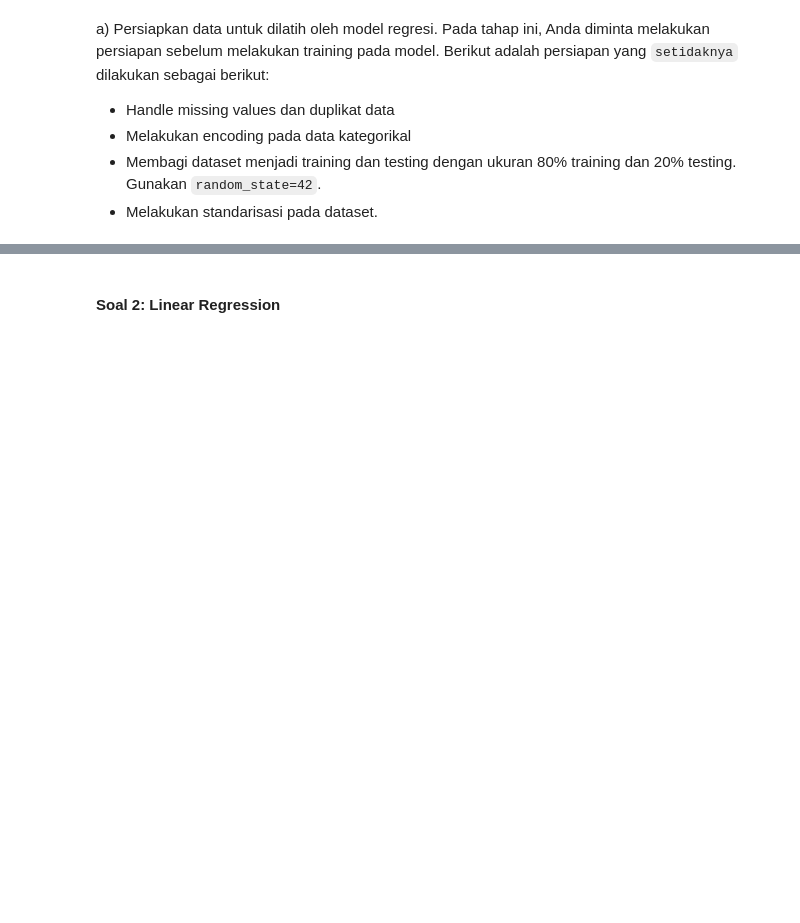
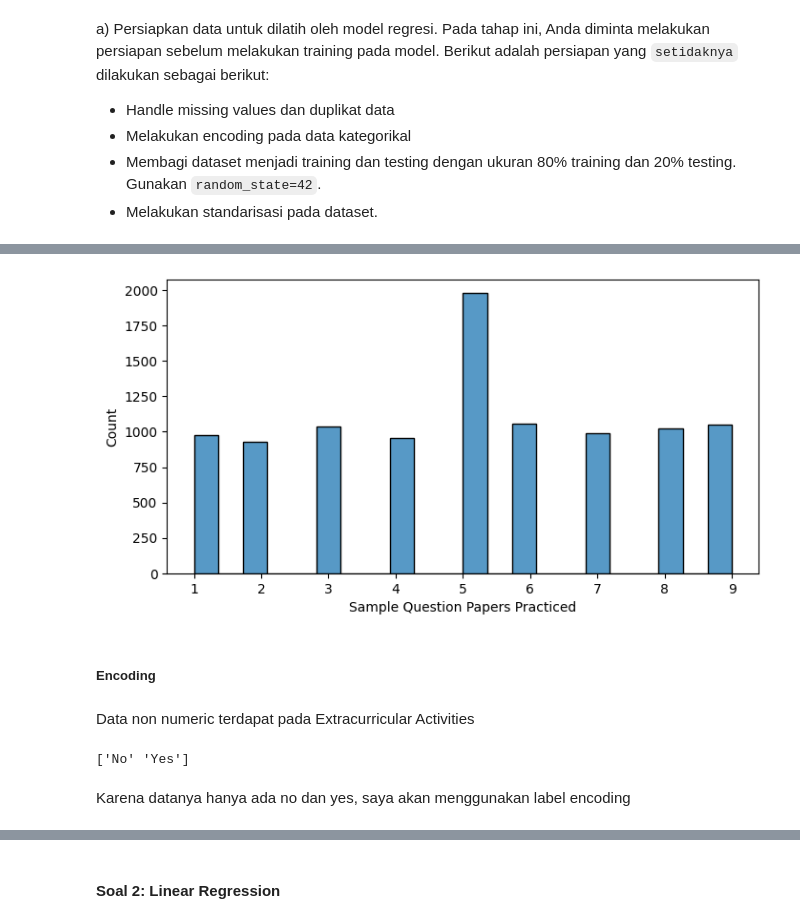
Before and after one commit to mhmdhaekal/lab-6-kasdad, a Jupyter notebook: C_Lab6_2206817490_MuhammadHaekalKalipaksi.ipynb, the cells around one changed output, grey strips where cells are left out. Saved outputs shown, nothing was run; the diff lists cells and outputs as text; code cells hidden in the pictures; blank space fills up the shorter version.

```diff
--- a/C_Lab6_2206817490_MuhammadHaekalKalipaksi.ipynb
+++ b/C_Lab6_2206817490_MuhammadHaekalKalipaksi.ipynb
@@ -352,0 +448,17 @@ Pada tahap ini, Anda diminta melakukan persiapan sebelum melakukan training pada
+# %%
+plt.figure(figsize=(8,4))
+sns.histplot(df_student_perf["Sample Question Papers Practiced"])
+plt.show()
+# %% [output]
+[figure, added]
+# %% [markdown]
+##### Encoding
+# %% [markdown]
+Data non numeric terdapat pada Extracurricular Activities
+# %%
+unique_values = df_student_perf.apply(lambda col: col.unique())
+print(unique_values["Extracurricular Activities"])
+# %% [output]
+['No' 'Yes']
+# %% [markdown]
+Karena datanya hanya ada no dan yes, saya akan menggunakan label encoding
```
Also changed, not shown: parts of 12 cells of this notebook.
